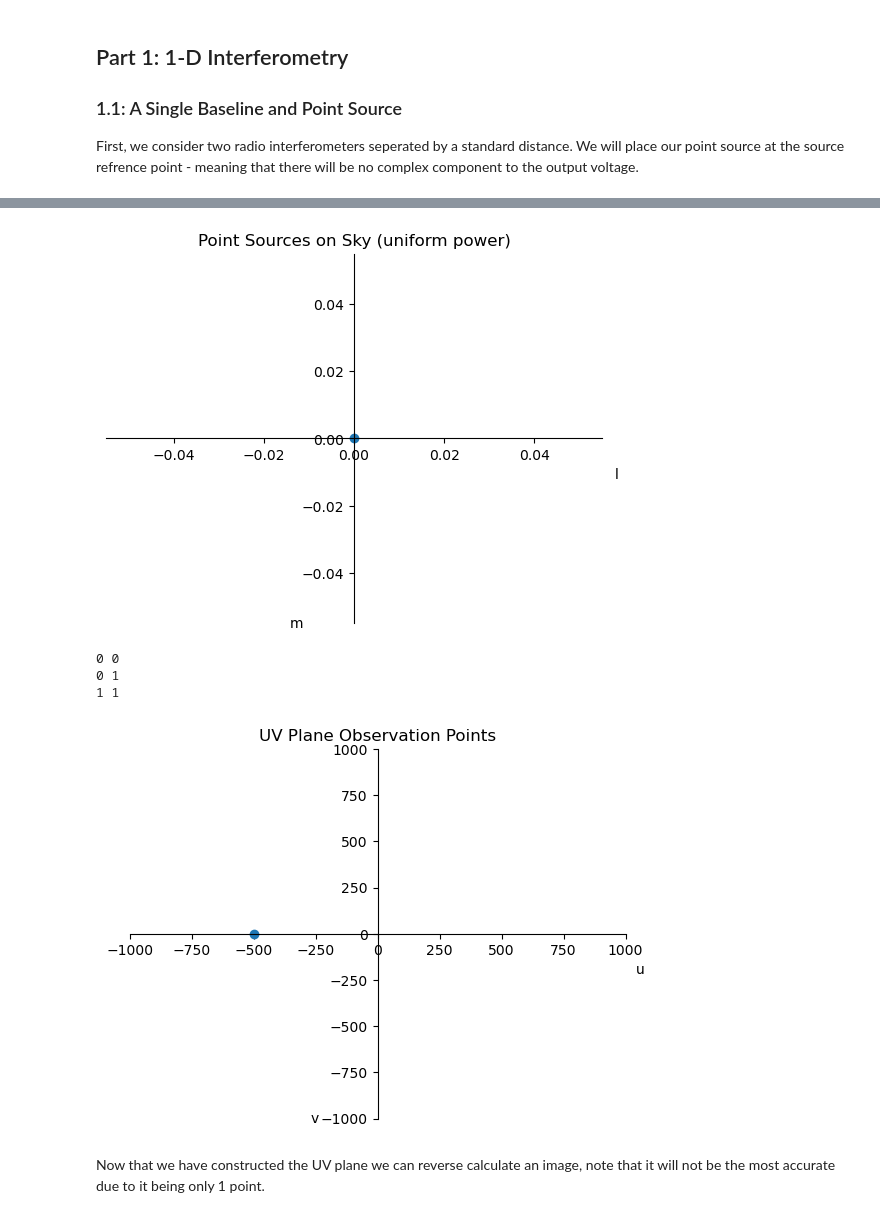
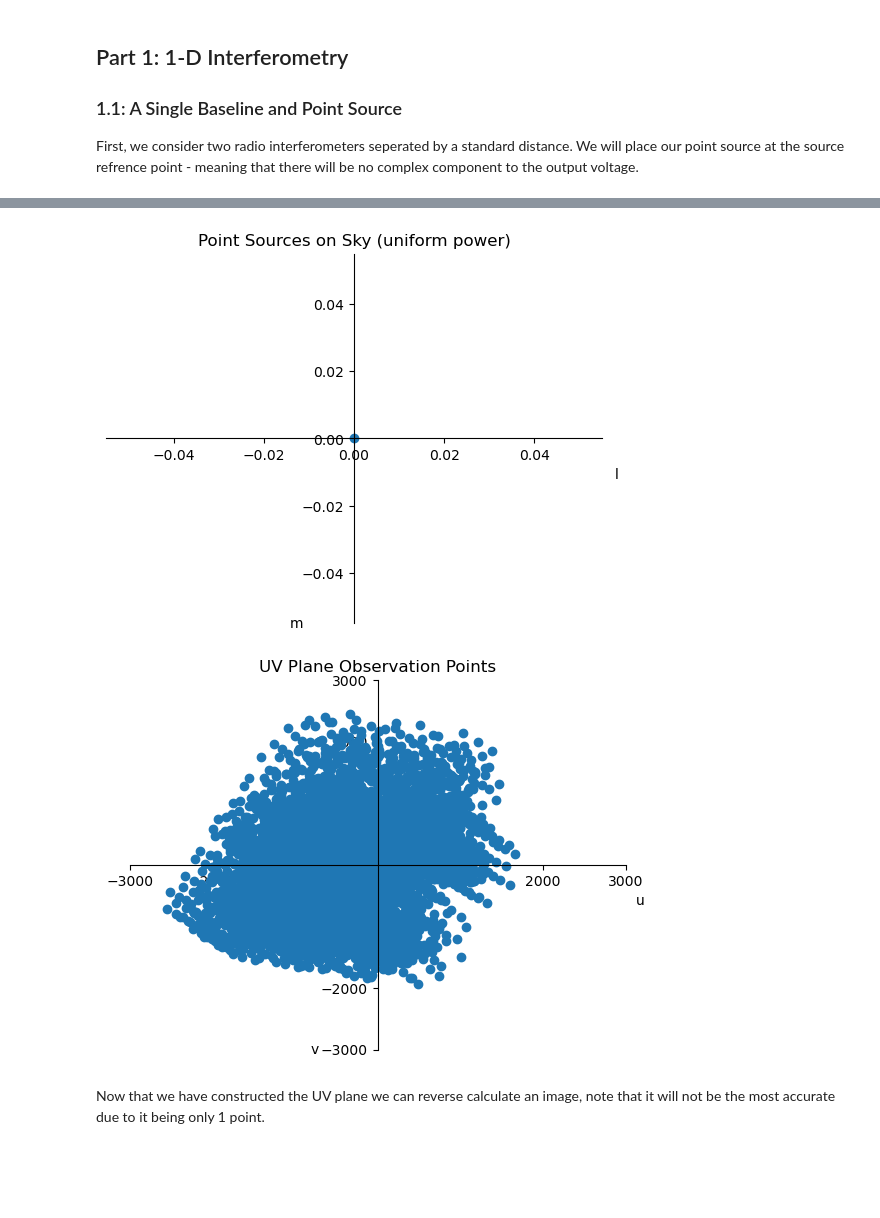
Before and after one commit to oliviax727/phd-programs, a Jupyter notebook: interferometry practice/olivia_interferometry.ipynb, the cells around one changed output, grey strips where cells are left out. Cells and saved outputs as stored; diff of their text form; code cells hidden in the pictures; blank space fills up the shorter version.

```diff
--- a/interferometry practice/olivia_interferometry.ipynb
+++ b/interferometry practice/olivia_interferometry.ipynb
@@ -34 +38,5 @@ def cartesian_config(x, y):
+# %%
+locations = pd.read_csv('./MWA locations.csv')
+MWA_x = locations['m East'].tolist()
+MWA_y = locations['m North'].tolist()
 # %% [markdown]
@@ -100,15 +108,15 @@ Vp = default_beam[90][90]
 
 First, we consider two radio interferometers seperated by a standard distance. We will place our point source at the source refrence point - meaning that there will be no complex component to the output voltage.
 # %%
-Range = [1000, 1000]
+Range = [3000, 3000]
 
 # Define the wavelength that we are attempting to analyse
 f = 150*10**6
 lamda = 3*10**8/f
 
 # Our baseline will appear as two points on the UV plane, let's seperate the two antennas apart by 1 km
-xs = np.array([0, 1000])
-ys = np.array([0, 0])
+xs = MWA_x
+ys = MWA_y
 n = len(xs)
 
 plt.plot(xs, ys, 'o')
@@ -125,7 +133,7 @@ L = [0]
 M = [0]
 
 # In the full calculations V0 is equal to beamform(l, m) for each point source (l, m)
-V = [Vp, Vp]
+V = Vp*np.ones(n)
 
 plt.plot(L, M, 'o')
 cartesian_config('l', 'm')
@@ -150,6 +158,8 @@ for n1 in range(n):
         # We ignore baselines that are zero (i.e. same detector)
         if (x1 == x2) and (y1 == y2):
             continue
+
+        #print(n1, n2)
 
         # Calculate baseline vectors
         uj =(x1-x2)/lamda
@@ -188,8 +198,5 @@ plt.show()
 [figure]
-0 0
-0 1
-1 1
-[figure, old version]
+[figure, new version]
 # %% [markdown]
 Now that we have constructed the UV plane we can reverse calculate an image, note that it will not be the most accurate due to it being only 1 point.
 # %%
```
Also changed, not shown: parts of 6 cells of this notebook, 1 other file.
